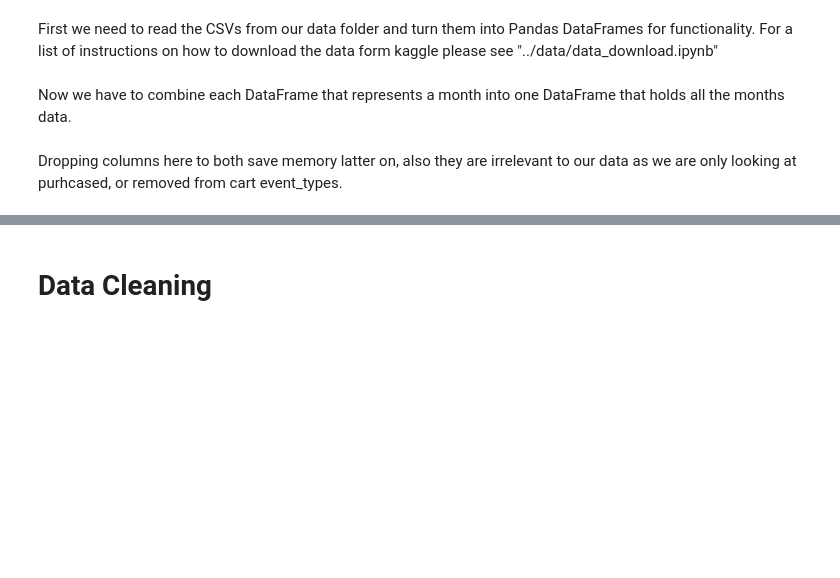
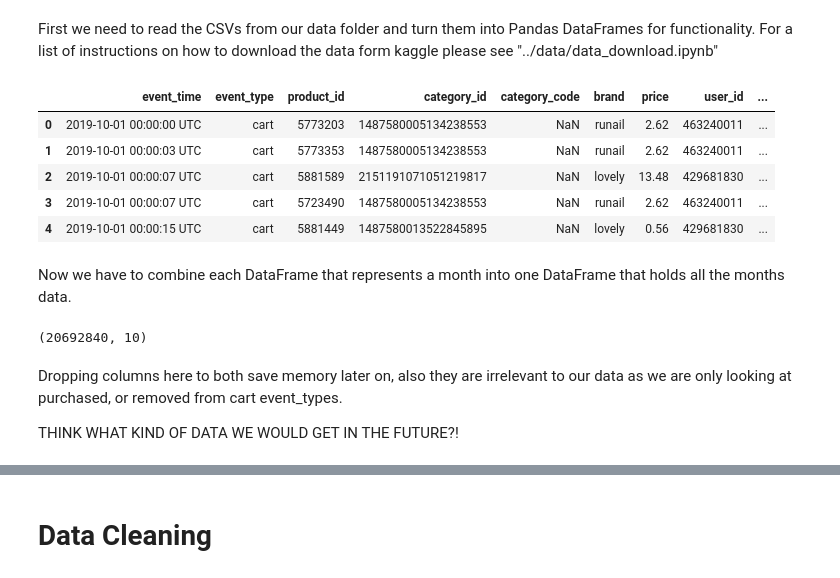
Before and after one commit to Johnny-Foreigner/predicting_purchases, a Jupyter notebook: data_exploration/Final_Notebook.ipynb, the cells around one changed output, grey strips where cells are left out. Saved outputs shown, nothing was run; the diff lists cells and outputs as text; code cells hidden in the pictures; blank space fills up the shorter version.

```diff
--- a/data_exploration/Final_Notebook.ipynb
+++ b/data_exploration/Final_Notebook.ipynb
@@ -80,13 +80,27 @@ nov19 = pd.read_csv("../data/2019-Nov.csv")
 dec19 = pd.read_csv("../data/2019-Dec.csv")
 jan20 = pd.read_csv("../data/2020-Jan.csv")
 feb20 = pd.read_csv("../data/2020-Feb.csv")
+# %%
+oct19.head()
+# %% [output]
+|  | event_time | event_type | product_id | category_id | category_code | brand | price | user_id | ... |
+| 0 | 2019-10-01 00:00:00 UTC | cart | 5773203 | 1487580005134238553 | NaN | runail | 2.62 | 463240011 | ... |
+| 1 | 2019-10-01 00:00:03 UTC | cart | 5773353 | 1487580005134238553 | NaN | runail | 2.62 | 463240011 | ... |
+| 2 | 2019-10-01 00:00:07 UTC | cart | 5881589 | 2151191071051219817 | NaN | lovely | 13.48 | 429681830 | ... |
+| 3 | 2019-10-01 00:00:07 UTC | cart | 5723490 | 1487580005134238553 | NaN | runail | 2.62 | 463240011 | ... |
+| 4 | 2019-10-01 00:00:15 UTC | cart | 5881449 | 1487580013522845895 | NaN | lovely | 0.56 | 429681830 | ... |
 # %% [markdown]
 Now we have to combine each DataFrame that represents a month into one DataFrame that holds all the months data.
 # %%
 ecom_df = pd.concat([oct19, nov19, dec19, jan20, feb20], axis=0)
+ecom_df.reset_index(inplace=True)
 print(ecom_df.shape)
+# %% [output]
+(20692840, 10)
 # %% [markdown]
-Dropping columns here to both save memory latter on, also they are irrelevant to our data as we are only looking at purhcased, or removed from cart event_types.
+Dropping columns here to both save memory later on, also they are irrelevant to our data as we are only looking at purchased, or removed from cart event_types.
+
+THINK WHAT KIND OF DATA WE WOULD GET IN THE FUTURE?!
 # %%
 ecom_df = ecom_df[ecom_df.event_type != 'view']
 ecom_df = ecom_df[ecom_df.event_type != 'cart']
```
Also changed, not shown: parts of 53 cells of this notebook, 1 other file.
